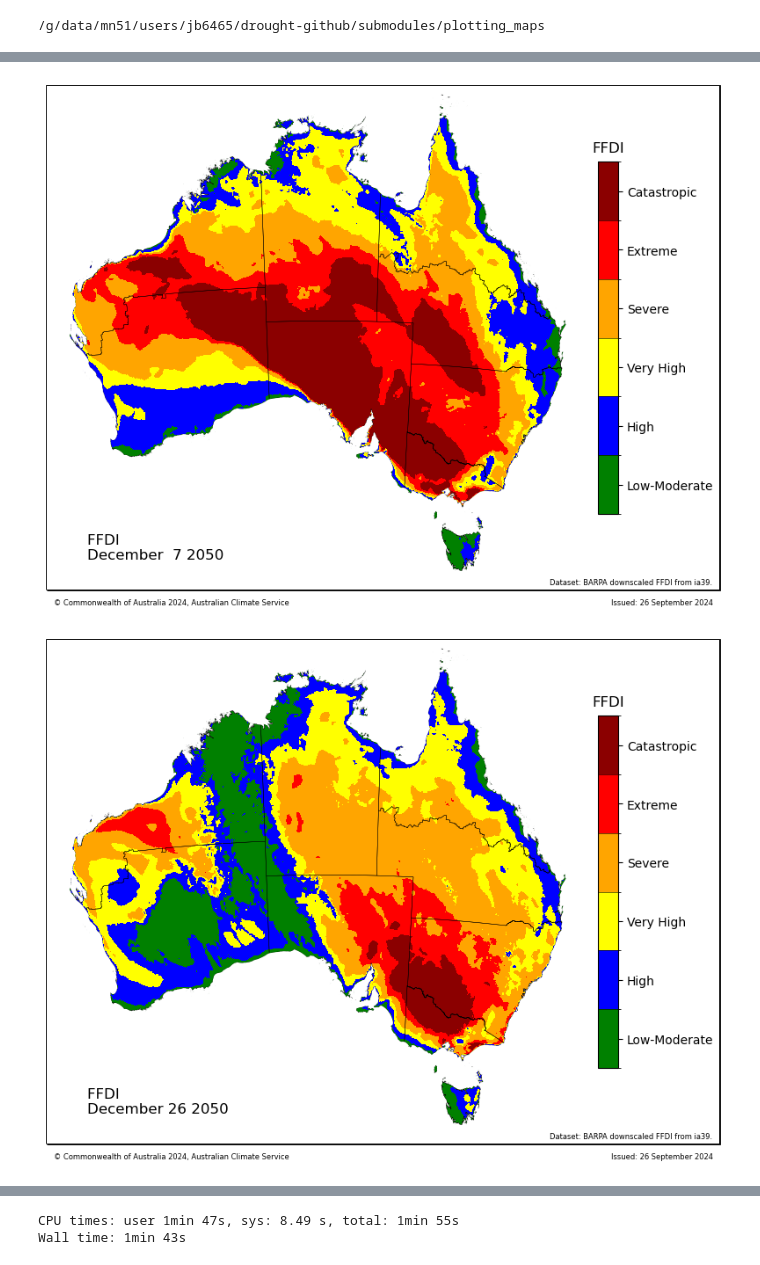
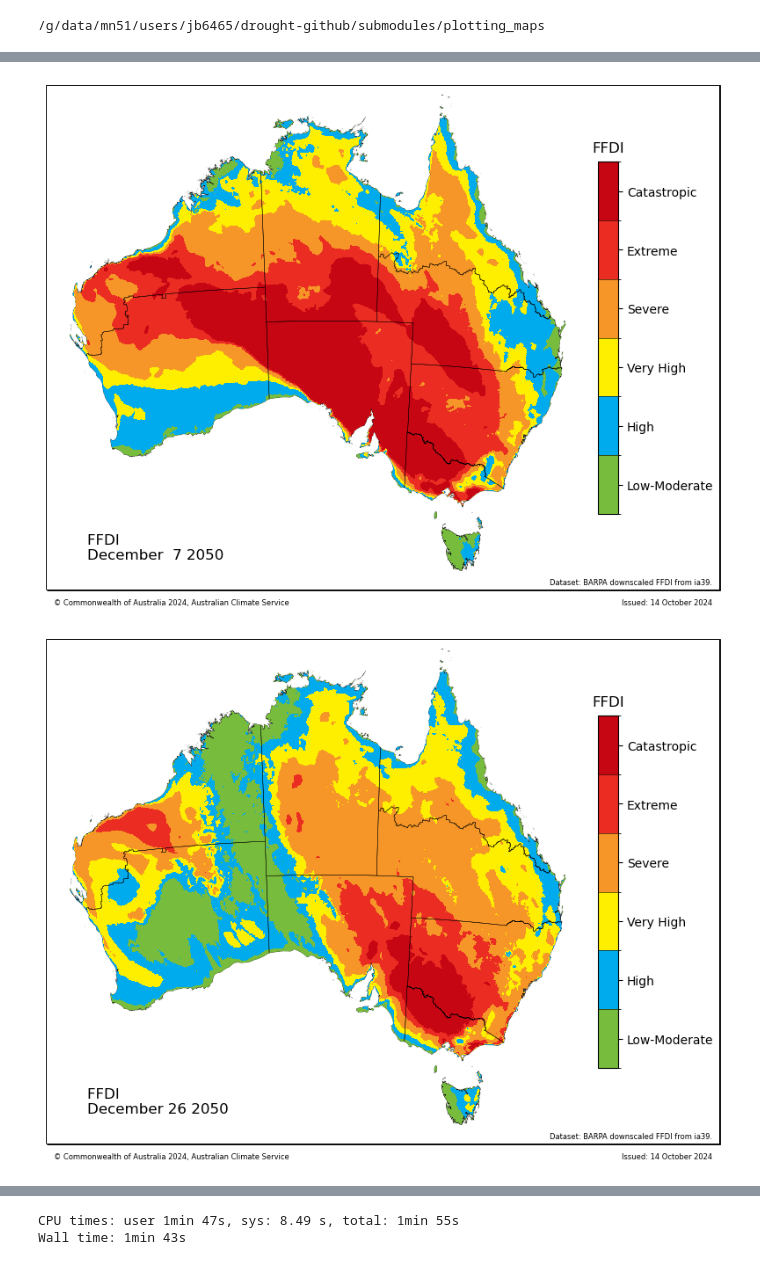
Before and after one commit to AusClimateService/hazards-drought, a Jupyter notebook: percentiles_spi/ad_hoc_requests/black_summer_analysis_pandora.ipynb, the cells around one changed output, grey strips where cells are left out. Drawn from its saved outputs; the diff is of its cells as text; code cells hidden in the pictures.

```diff
--- a/percentiles_spi/ad_hoc_requests/black_summer_analysis_pandora.ipynb
+++ b/percentiles_spi/ad_hoc_requests/black_summer_analysis_pandora.ipynb
@@ -231,11 +221,12 @@ cd /g/data/mn51/users/jb6465/drought-github/submodules/plotting_maps
 from acs_plotting_maps import plot_acs_hazard, regions_dict, cmap_dict, tick_dict
 # %%
 %%time
+from matplotlib.colors import ListedColormap, BoundaryNorm, LinearSegmentedColormap
 for plot_date in ['2050-12-7', '2050-12-26', '2050-12-30', '2064-11-6', '2064-11-22', '2064-11-29']:
     plot_xr = ffdi_access_esm1_5_barpa.sel(time=plot_date)[:,:,1].load()
     plot_acs_hazard(data = plot_xr,
                     regions = regions_dict['ncra_regions'],
-                    cmap = cmap_dict["ffdi_category"],
+                    cmap = ListedColormap(["#77BC3D", "#00ABED", "#FEEE00", "#F69628", "#EA2C22", "#C60613"]),
                     ticks = [0, 12, 32, 50, 75, 100, 125],
                     tick_labels=['Low-Moderate', 'High', 'Very High', 'Severe', 'Extreme', 'Catastropic'],
                     cbar_label = "FFDI",
@@ -254,2 +245,2 @@ Wall time: 9min 17s
-[figure, old version]
+[figure, new version]
-[figure, old version]
+[figure, new version]
```
Also changed, not shown: parts of 6 cells of this notebook.
